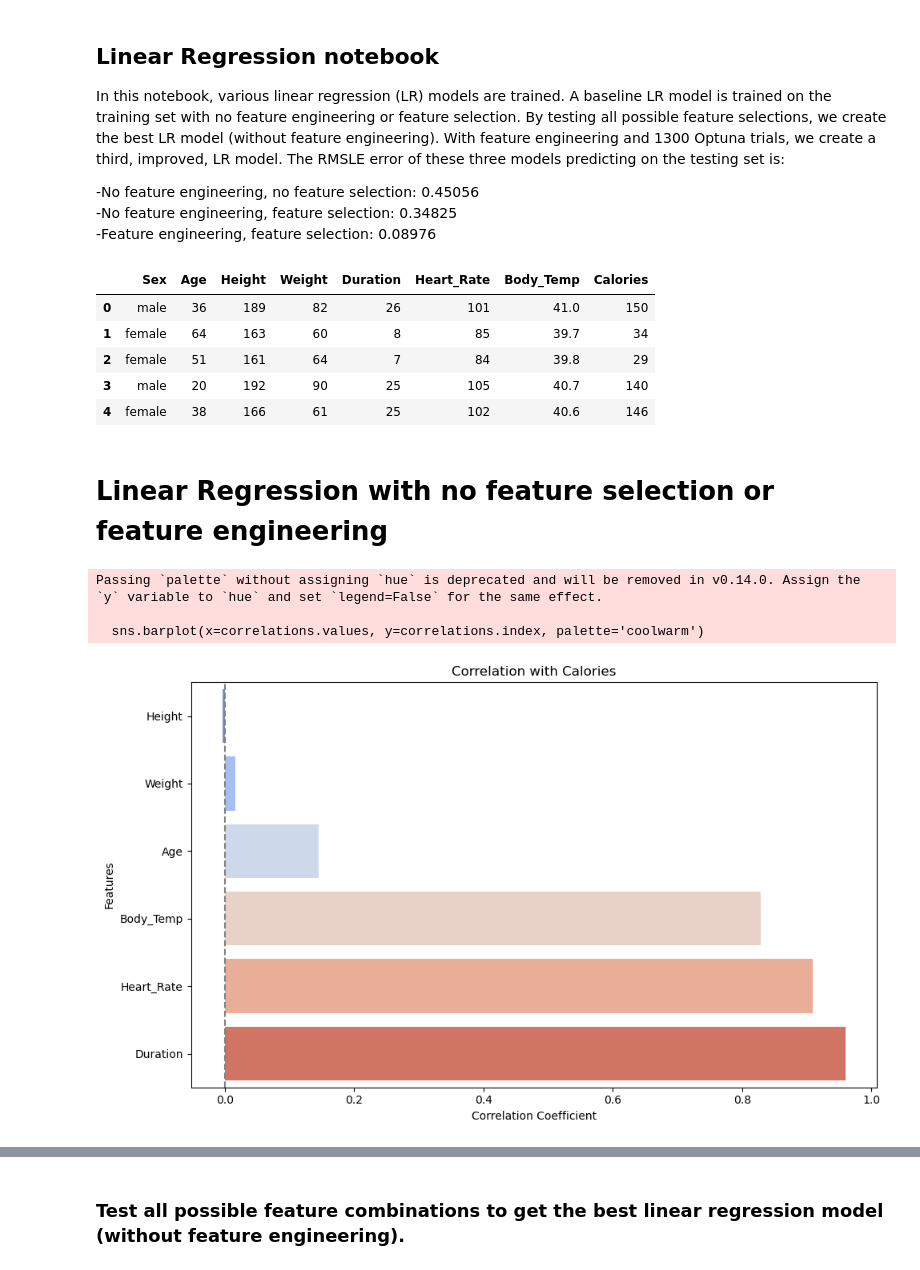
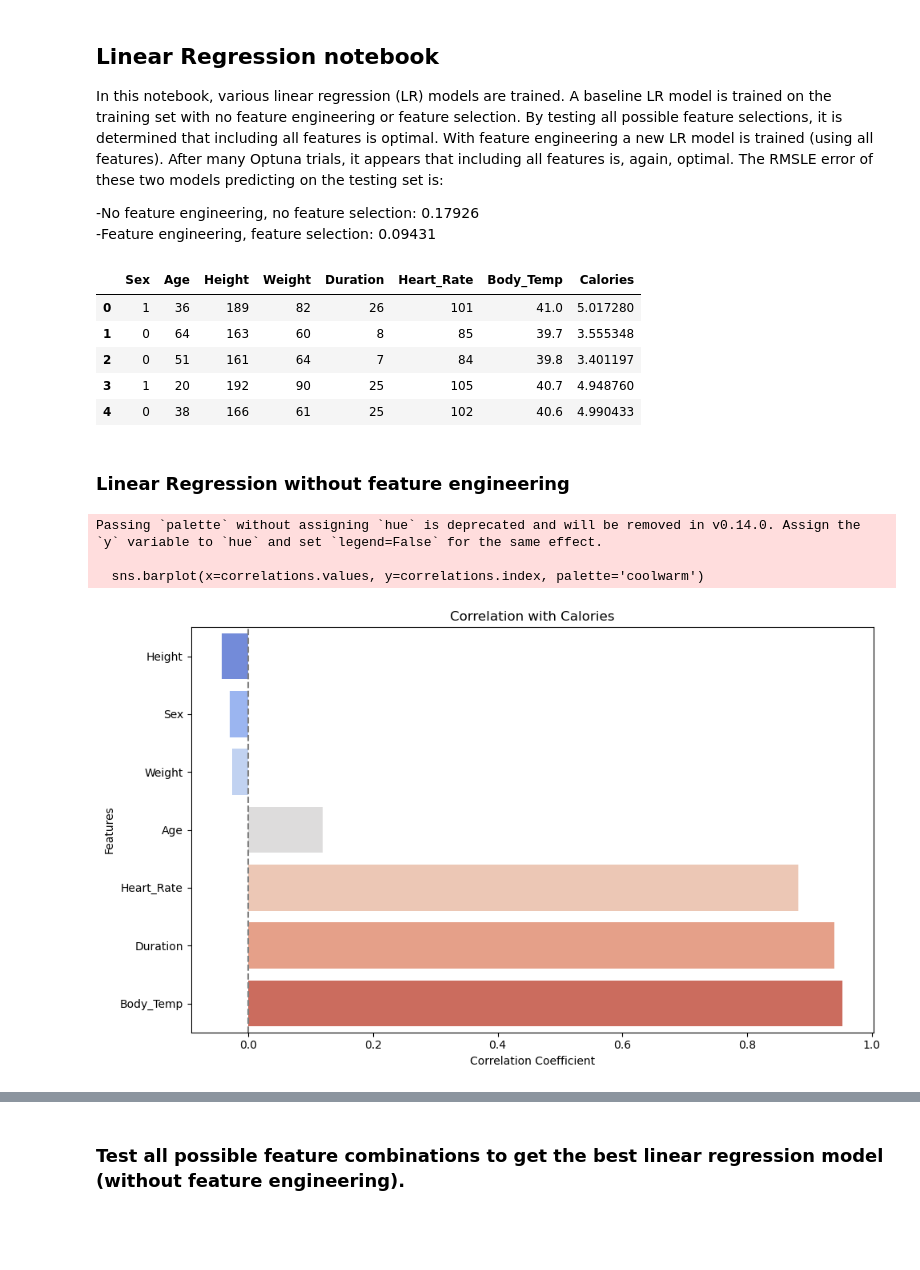
Before and after one commit to ElliotBlackstone/S25_Predict_Calories, a Jupyter notebook: calorie_LinReg.ipynb, the cells around one changed output, grey strips where cells are left out. Cells and saved outputs as stored; diff of their text form; code cells hidden in the pictures; blank space fills up the shorter version.

```diff
--- a/calorie_LinReg.ipynb
+++ b/calorie_LinReg.ipynb
@@ -1,11 +1,10 @@
 # %% [markdown]
 ## Linear Regression notebook
 
-In this notebook, various linear regression (LR) models are trained.  A baseline LR model is trained on the training set with no feature engineering or feature selection.  By testing all possible feature selections, we create the best LR model (without feature engineering).  With feature engineering and 1300 Optuna trials, we create a third, improved, LR model.  The RMSLE error of these three models predicting on the testing set is:
+In this notebook, various linear regression (LR) models are trained.  A baseline LR model is trained on the training set with no feature engineering or feature selection.  By testing all possible feature selections, it is determined that including all features is optimal.  With feature engineering a new LR model is trained (using all features).  After many Optuna trials, it appears that including all features is, again, optimal.  The RMSLE error of these two models predicting on the testing set is:
 
--No feature engineering, no feature selection: 0.45056\
--No feature engineering, feature selection: 0.34825\
--Feature engineering, feature selection: 0.08976
+-No feature engineering, no feature selection: 0.17926\
+-Feature engineering, feature selection: 0.09431
 # %%
 import numpy as np
 import pandas as pd
@@ -22,18 +20,17 @@ from optuna.samplers import TPESampler
 # %%
-train = pd.read_csv("train_comp.csv")
-test = pd.read_csv("test_comp.csv")
-# sample = pd.read_csv("sample_submission.csv")
+train = pd.read_csv("train_pp.csv")
+test = pd.read_csv("test_pp.csv")
 
 train.head()
 # %% [output]
 |  | Sex | Age | Height | Weight | Duration | Heart_Rate | Body_Temp | Calories |
-| 0 | male | 36 | 189 | 82 | 26 | 101 | 41.0 | 150 |
-| 1 | female | 64 | 163 | 60 | 8 | 85 | 39.7 | 34 |
-| 2 | female | 51 | 161 | 64 | 7 | 84 | 39.8 | 29 |
-| 3 | male | 20 | 192 | 90 | 25 | 105 | 40.7 | 140 |
-| 4 | female | 38 | 166 | 61 | 25 | 102 | 40.6 | 146 |
+| 0 | 1 | 36 | 189 | 82 | 26 | 101 | 41.0 | 5.017280 |
+| 1 | 0 | 64 | 163 | 60 | 8 | 85 | 39.7 | 3.555348 |
+| 2 | 0 | 51 | 161 | 64 | 7 | 84 | 39.8 | 3.401197 |
+| 3 | 1 | 20 | 192 | 90 | 25 | 105 | 40.7 | 4.948760 |
+| 4 | 0 | 38 | 166 | 61 | 25 | 102 | 40.6 | 4.990433 |
 # %% [markdown]
-# Linear Regression with no feature selection or feature engineering
+### Linear Regression without feature engineering
 # %%
 # Compute correlations
 correlations = train.corr(numeric_only=True)['Calories'].drop('Calories').sort_values()
@@ -51,5 +48,5 @@ plt.show()
 Passing `palette` without assigning `hue` is deprecated and will be removed in v0.14.0. Assign the `y` variable to `hue` and set `legend=False` for the same effect.
 
   sns.barplot(x=correlations.values, y=correlations.index, palette='coolwarm')
-[figure, old version]
+[figure, new version]
 # %% [markdown]
```
Also changed, not shown: parts of 26 cells of this notebook, 20 other files.
